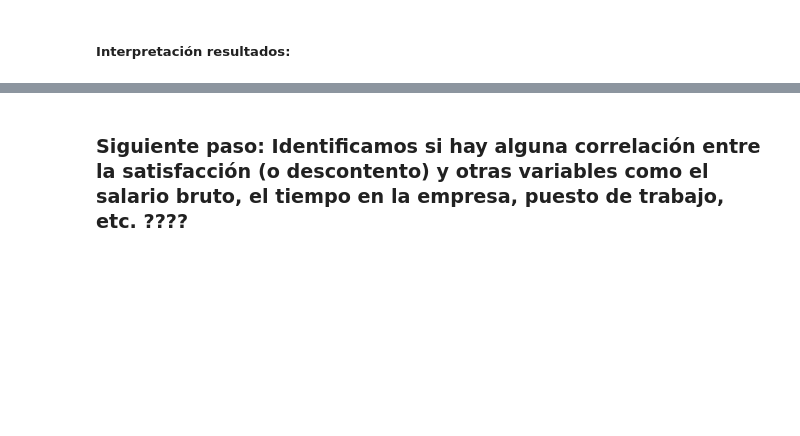
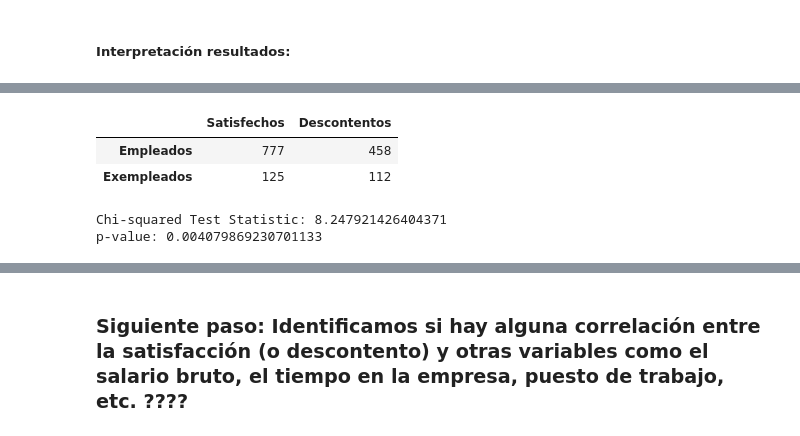
Before and after one commit to nuriancg/project-da-promo-H-module-3-team-1, a Jupyter notebook: Fase4_abTesting.ipynb, the cells around one changed output, grey strips where cells are left out. Drawn from its saved outputs; the diff is of its cells as text; code cells hidden in the pictures; blank space fills up the shorter version.

Commit message:
Añado prueba chi_2_contingency a Fase 4

```diff
--- a/Fase4_abTesting.ipynb
+++ b/Fase4_abTesting.ipynb
@@ -250,0 +241,20 @@ Text(0.5, 1.0, 'Comparación de la Tasa de Rotación entre Empleados Satisfechos
+# %%
+# Creamos DataFrame tabla de contingencia
+tabla_contingencia_chi = {'Satisfechos': [num_empleados_satisfechos, num_exempleados_satisfechos],
+        'Descontentos': [num_empleados_descontentos, num_exempleados_descontentos]}
+
+df_tabla_contingencia_chi = pd.DataFrame(tabla_contingencia_chi , index=['Empleados', 'Exempleados'])
+df_tabla_contingencia_chi
+# %% [output]
+|  | Satisfechos | Descontentos |
+| Empleados | 777 | 458 |
+| Exempleados | 125 | 112 |
+# %%
+# Realizamos la prueba de Chi-cuadrado
+chi2, p, dof, expected = chi2_contingency(df_tabla_contingencia_chi)  # formula sacada de stackoverflow
+
+print("Chi-squared Test Statistic:", chi2)
+print("p-value:", p)
+# %% [output]
+Chi-squared Test Statistic: 8.247921426404371
+p-value: 0.004079869230701133
```
Also changed, not shown: parts of 12 cells of this notebook.
